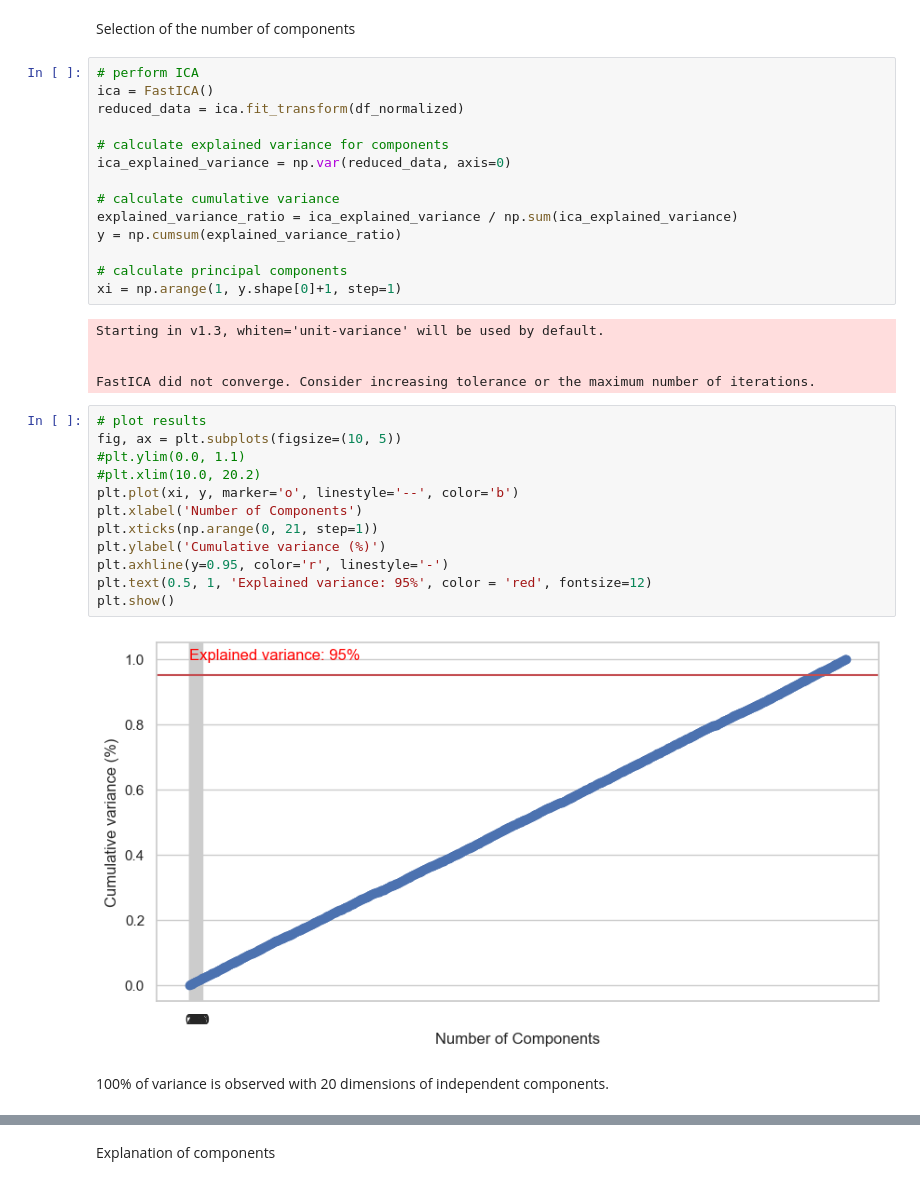
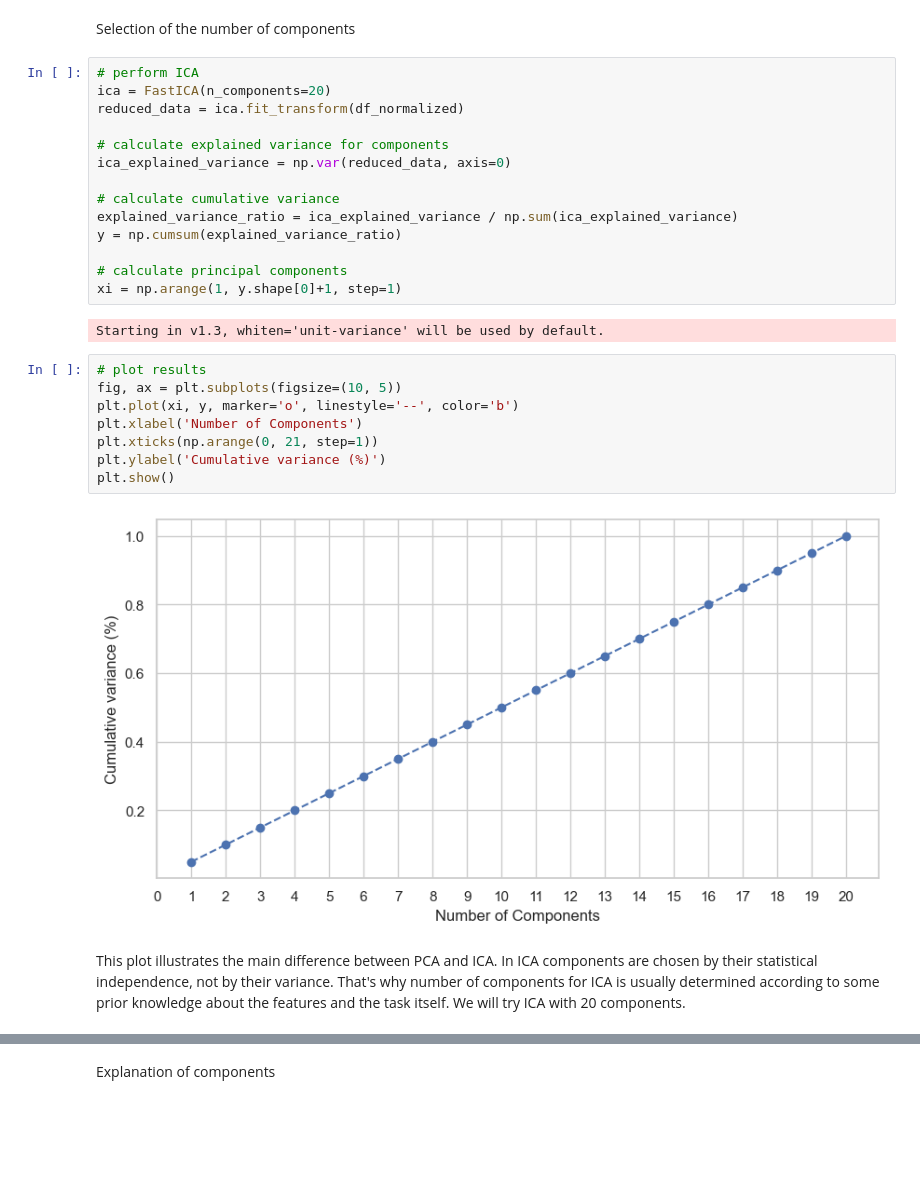
Before and after one commit to AsyaOrlova/ChemAlgorithmsCourse, a Jupyter notebook: hw_1.ipynb, the cells around one changed output, grey strips where cells are left out. Drawn from its saved outputs; the diff is of its cells as text; blank space fills up the shorter version.

```diff
--- a/hw_1.ipynb
+++ b/hw_1.ipynb
@@ -595,7 +597,7 @@ import matplotlib.cm as cm
 Selection of the number of components
 # %%
 # perform ICA
-ica = FastICA()
+ica = FastICA(n_components=20)
 reduced_data = ica.fit_transform(df_normalized)
 
 # calculate explained variance for components
@@ -609,25 +611,18 @@ y = np.cumsum(explained_variance_ratio)
 xi = np.arange(1, y.shape[0]+1, step=1)
 # %% [output]
 Starting in v1.3, whiten='unit-variance' will be used by default.
-
-
-FastICA did not converge. Consider increasing tolerance or the maximum number of iterations.
 # %%
 # plot results
 fig, ax = plt.subplots(figsize=(10, 5))
-#plt.ylim(0.0, 1.1)
-#plt.xlim(10.0, 20.2)
 plt.plot(xi, y, marker='o', linestyle='--', color='b')
 plt.xlabel('Number of Components')
 plt.xticks(np.arange(0, 21, step=1))
 plt.ylabel('Cumulative variance (%)')
-plt.axhline(y=0.95, color='r', linestyle='-')
-plt.text(0.5, 1, 'Explained variance: 95%', color = 'red', fontsize=12)
 plt.show()
 # %% [output]
-[figure, old version]
+[figure, new version]
 # %% [markdown]
-100% of variance is observed with 20 dimensions of independent components.
+This plot illustrates the main difference between PCA and ICA. In ICA components are chosen by their statistical independence, not by their variance. That's why number of components for ICA is usually determined according to some prior knowledge about the features and the task itself. We will try ICA with 20 components.
 # %%
 # perform ICA with 20 components
 ica = FastICA(n_components=20)
```
Also changed, not shown: parts of 9 cells of this notebook.
